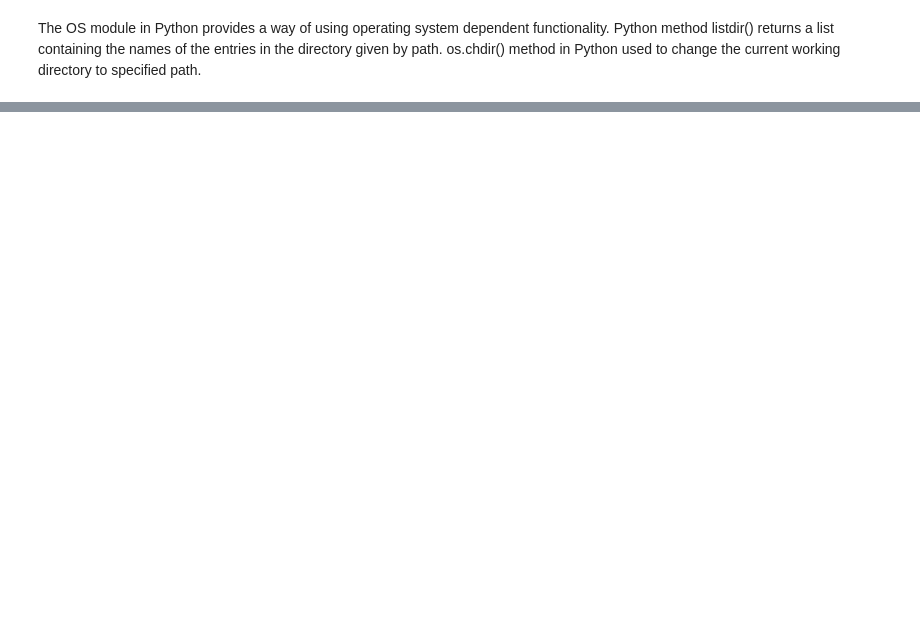
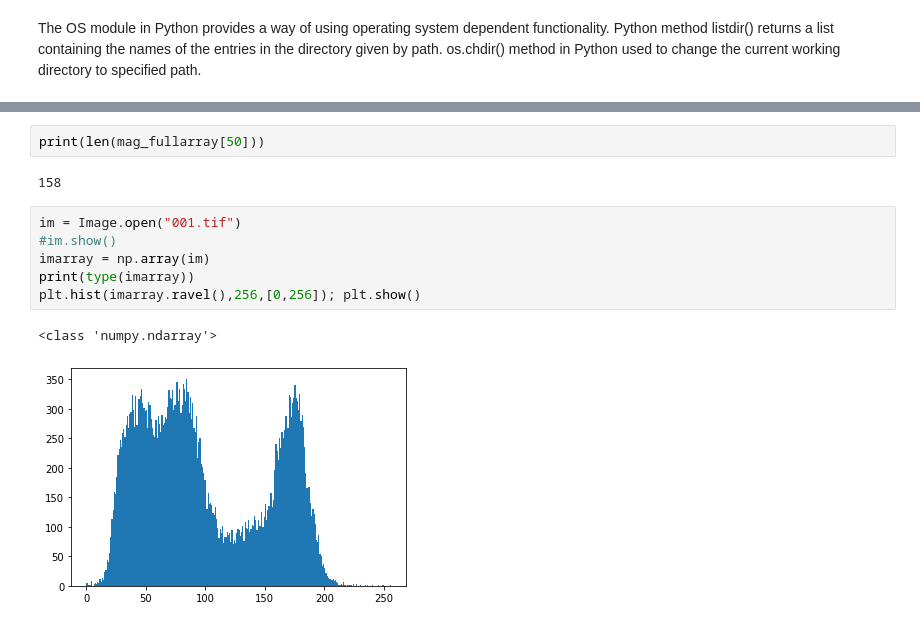
Before and after one commit to SatyaTamalampudi/HonoursImplem, a Jupyter notebook: CompressVideo.ipynb, the cells around one changed output, grey strips where cells are left out. Cells and saved outputs as stored; diff of their text form; blank space fills up the shorter version.

Commit message:
Add files via upload
Plotting Histograms are done.

```diff
--- a/CompressVideo.ipynb
+++ b/CompressVideo.ipynb
@@ -254,0 +317,13 @@ cv2.destroyAllWindows()
+# %%
+print(len(mag_fullarray[50]))
+# %% [output]
+158
+# %%
+im = Image.open("001.tif")
+#im.show()
+imarray = np.array(im)
+print(type(imarray))
+plt.hist(imarray.ravel(),256,[0,256]); plt.show()
+# %% [output]
+<class 'numpy.ndarray'>
+[figure, added]
```
Also changed, not shown: parts of 18 cells of this notebook.
